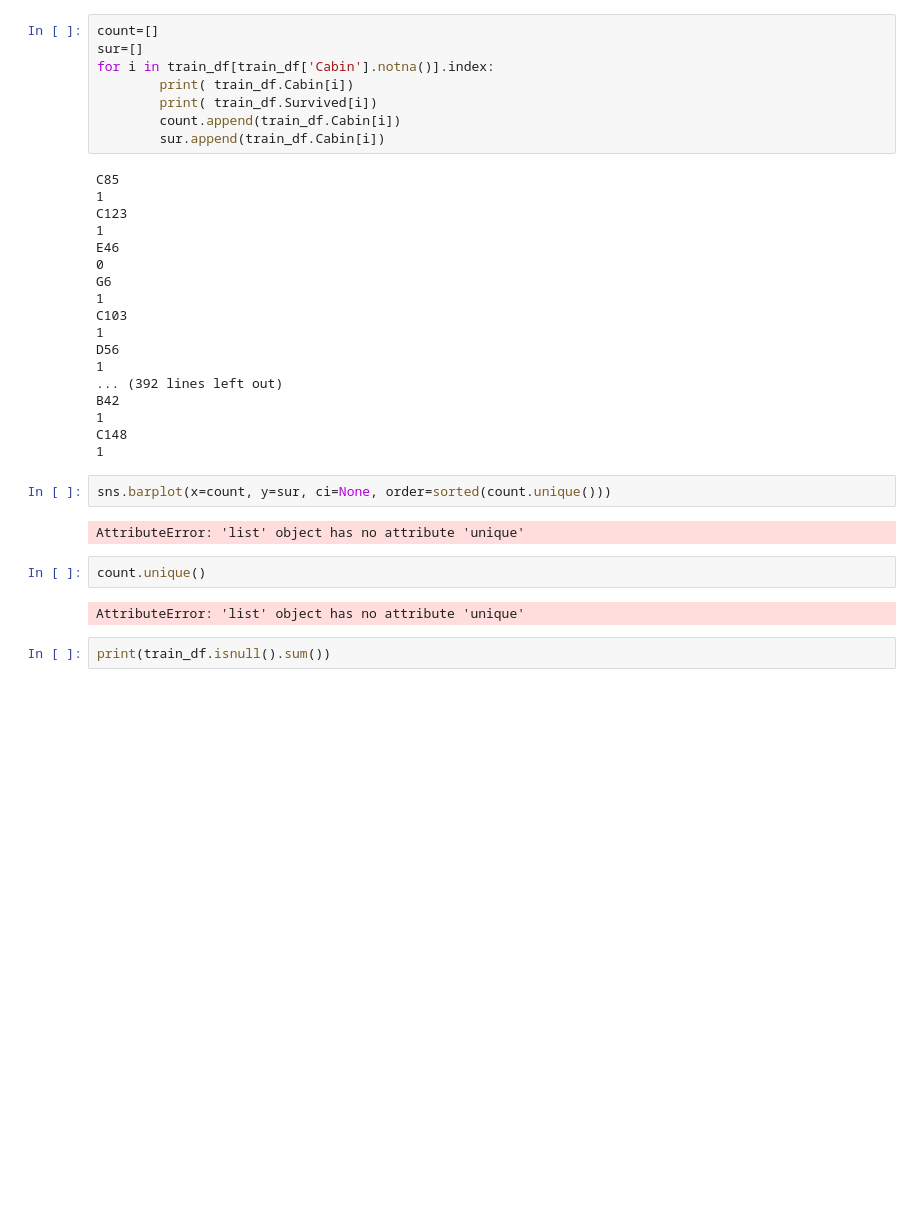
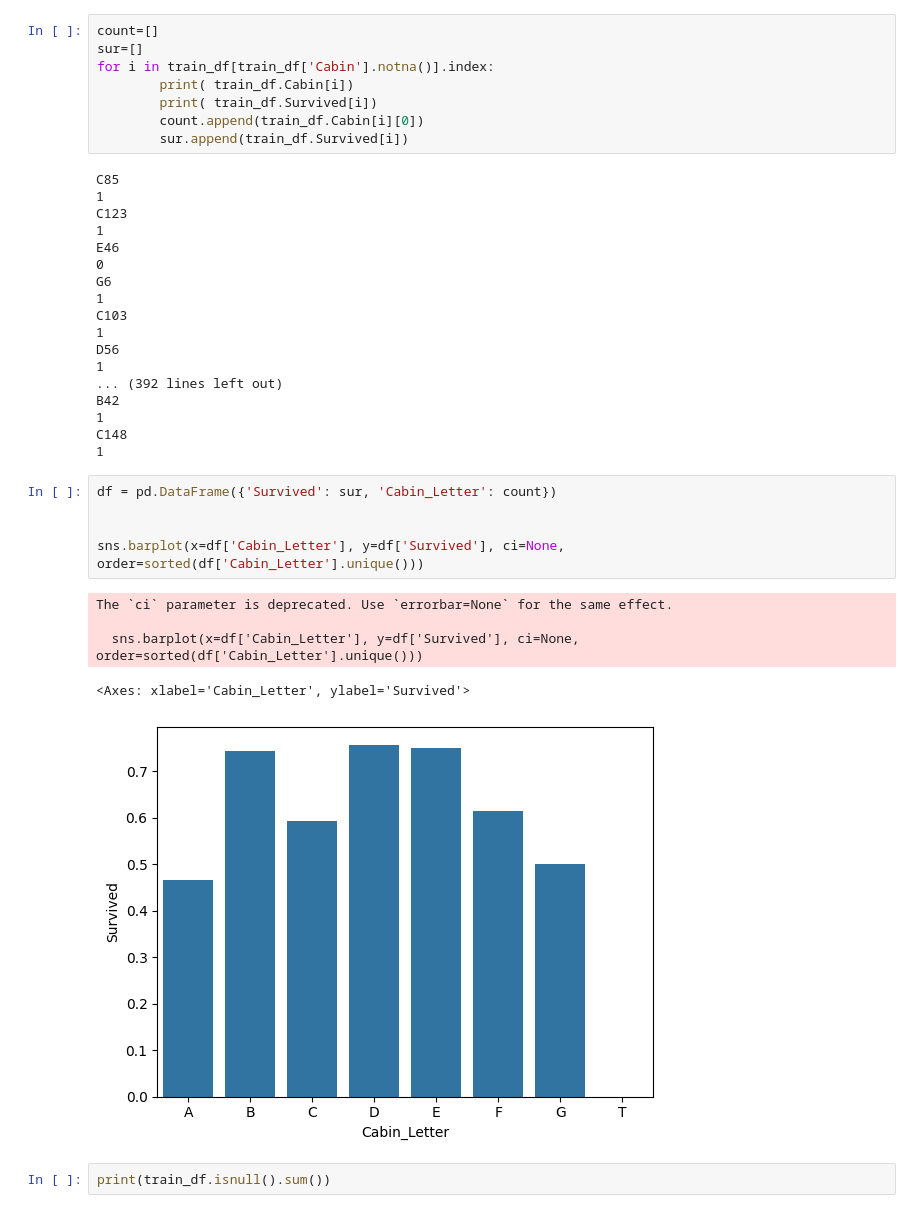
Before and after one commit to SimTheGreat/titanic_kaggle, a Jupyter notebook: titanic/Untitled.ipynb, the cells around one changed output. Drawn from its saved outputs; the diff is of its cells as text; blank space fills up the shorter version.

```diff
--- a/titanic/Untitled.ipynb
+++ b/titanic/Untitled.ipynb
@@ -108,8 +109,8 @@ sur=[]
 for i in train_df[train_df['Cabin'].notna()].index:
         print( train_df.Cabin[i])
         print( train_df.Survived[i])
-        count.append(train_df.Cabin[i])
-        sur.append(train_df.Cabin[i])
+        count.append(train_df.Cabin[i][0])
+        sur.append(train_df.Survived[i])
 # %% [output]
 C85
 1
@@ -129,13 +130,16 @@ B42
 C148
 1
 # %%
-sns.barplot(x=count, y=sur, ci=None, order=sorted(count.unique()))
+df = pd.DataFrame({'Survived': sur, 'Cabin_Letter': count})
+
+
+sns.barplot(x=df['Cabin_Letter'], y=df['Survived'], ci=None, order=sorted(df['Cabin_Letter'].unique()))
 # %% [output]
-AttributeError: 'list' object has no attribute 'unique'
+The `ci` parameter is deprecated. Use `errorbar=None` for the same effect.
+
+  sns.barplot(x=df['Cabin_Letter'], y=df['Survived'], ci=None, order=sorted(df['Cabin_Letter'].unique()))
+<Axes: xlabel='Cabin_Letter', ylabel='Survived'>
+[figure, added]
-# %%
-count.unique()
-# %% [output]
-AttributeError: 'list' object has no attribute 'unique'
 # %%
 print(train_df.isnull().sum())
 # %% [output]
```
Also changed, not shown: parts of 18 cells of this notebook, 6 other files.
